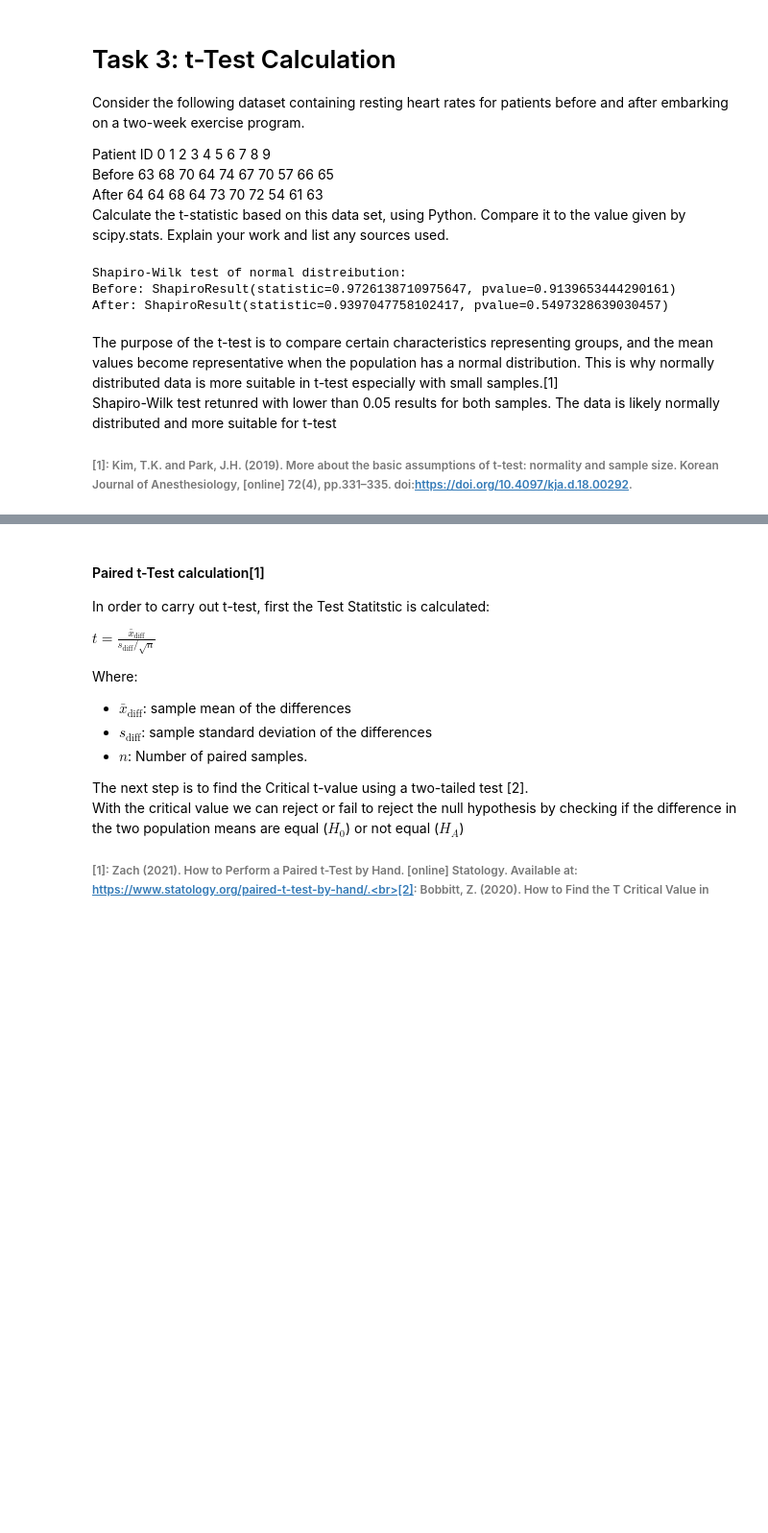
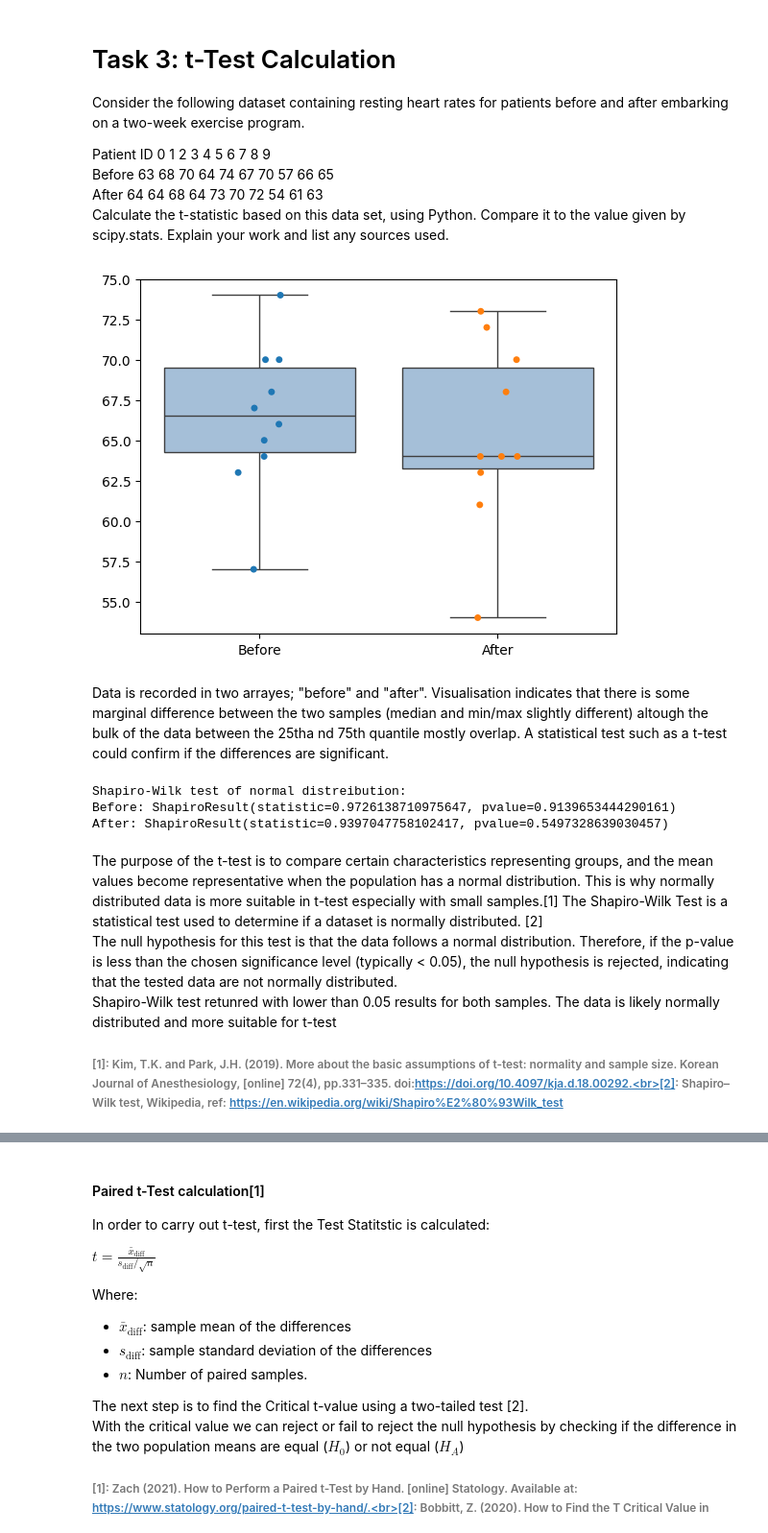
Before and after one commit to noyo0/AppliedStatistics2024, a Jupyter notebook: tasks.ipynb, the cells around one changed output, grey strips where cells are left out. Shown: that part at 96% size. Drawn from its saved outputs; the diff is of its cells as text; code cells hidden in the pictures; blank space fills up the shorter version.

Commit message:
t-test - project

```diff
--- a/tasks.ipynb
+++ b/tasks.ipynb
@@ -277,25 +277,35 @@ After	64	64	68	64	73	70	72	54	61	63<br>
 Calculate the t-statistic based on this data set, using Python. Compare it to the value given by scipy.stats. Explain your work and list any sources used.
 # %%
 # Record data from task brief
-
 import numpy as np # numpy for array operations
-
-# recording data from task brief
+import seaborn as sns # seaborn for visualistatin
+# recording data from task brief into arrays
 before = np.array([63, 68, 70, 64, 74, 67, 70, 57, 66, 65])
 after = np.array([64, 64, 68, 64, 73, 70, 72, 54, 61, 63])
-
-# Confirm data is normally distributed with Shapiro-Wilk test
-print("Shapiro-Wilk test of normal distreibution:\nBefore:",stats.shapiro(before))
-print("After:",stats.shapiro(after))
+# visualise data
+sns.stripplot(data=[before,after])
+sns.boxplot(data=[before,after], boxprops={"facecolor": (.3, .5, .7, .5)})
+plt.xticks(ticks=[0, 1], labels=["Before", "After"])
+plt.show()
 # %% [output]
-Shapiro-Wilk test of normal distreibution:
-Before: ShapiroResult(statistic=0.9726138710975647, pvalue=0.9139653444290161)
-After: ShapiroResult(statistic=0.9397047758102417, pvalue=0.5497328639030457)
+[figure, added]
+# %% [markdown]
+Data is recorded in two arrayes; "before" and "after". Visualisation indicates that there is some marginal difference between the two samples (median and min/max slightly different) altough the bulk of the data between the 25tha nd 75th quantile mostly overlap.
+A statistical test such as a t-test could confirm if the differences are significant.
+# %%
+# Confirm data is normally distributed with Shapiro-Wilk test
+print("Shapiro-Wilk test of normal distreibution:\nBefore:",stats.shapiro(before))
+print("After:",stats.shapiro(after))
+# %% [output]
+Shapiro-Wilk test of normal distreibution:
+Before: ShapiroResult(statistic=0.9726138710975647, pvalue=0.9139653444290161)
+After: ShapiroResult(statistic=0.9397047758102417, pvalue=0.5497328639030457)
 # %% [markdown]
-The purpose of the t-test is to compare certain characteristics representing groups, and the mean values become representative when the population has a normal distribution. This is why normally distributed data is more suitable in t-test especially with small samples.[1]
+The purpose of the t-test is to compare certain characteristics representing groups, and the mean values become representative when the population has a normal distribution. This is why normally distributed data is more suitable in t-test especially with small samples.[1] The Shapiro-Wilk Test is a statistical test used to determine if a dataset is normally distributed. [2]<br>
+The null hypothesis for this test is that the data follows a normal distribution. Therefore, if the p-value is less than the chosen significance level (typically < 0.05), the null hypothesis is rejected, indicating that the tested data are not normally distributed.
 <br>Shapiro-Wilk test retunred with lower than 0.05 results for both samples. The data is likely normally distributed and more suitable for t-test
 
-###### [1]: Kim, T.K. and Park, J.H. (2019). More about the basic assumptions of t-test: normality and sample size. Korean Journal of Anesthesiology, [online] 72(4), pp.331–335. doi:https://doi.org/10.4097/kja.d.18.00292.
+###### [1]: Kim, T.K. and Park, J.H. (2019). More about the basic assumptions of t-test: normality and sample size. Korean Journal of Anesthesiology, [online] 72(4), pp.331–335. doi:https://doi.org/10.4097/kja.d.18.00292.<br>[2]: Shapiro–Wilk test, Wikipedia, ref: https://en.wikipedia.org/wiki/Shapiro%E2%80%93Wilk_test
 # %% [markdown]
 # t-Test
 
```
Also changed, not shown: parts of 7 cells of this notebook, 1 other file.
